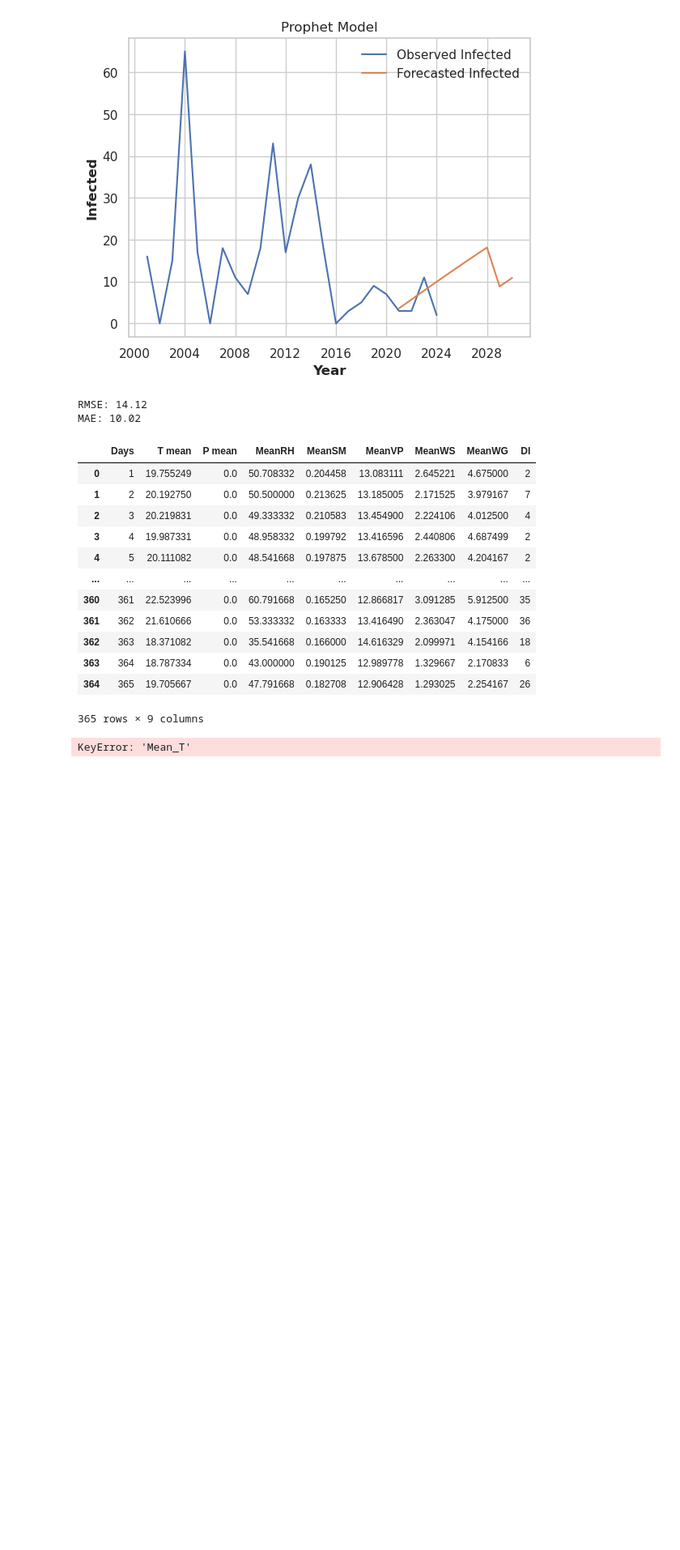
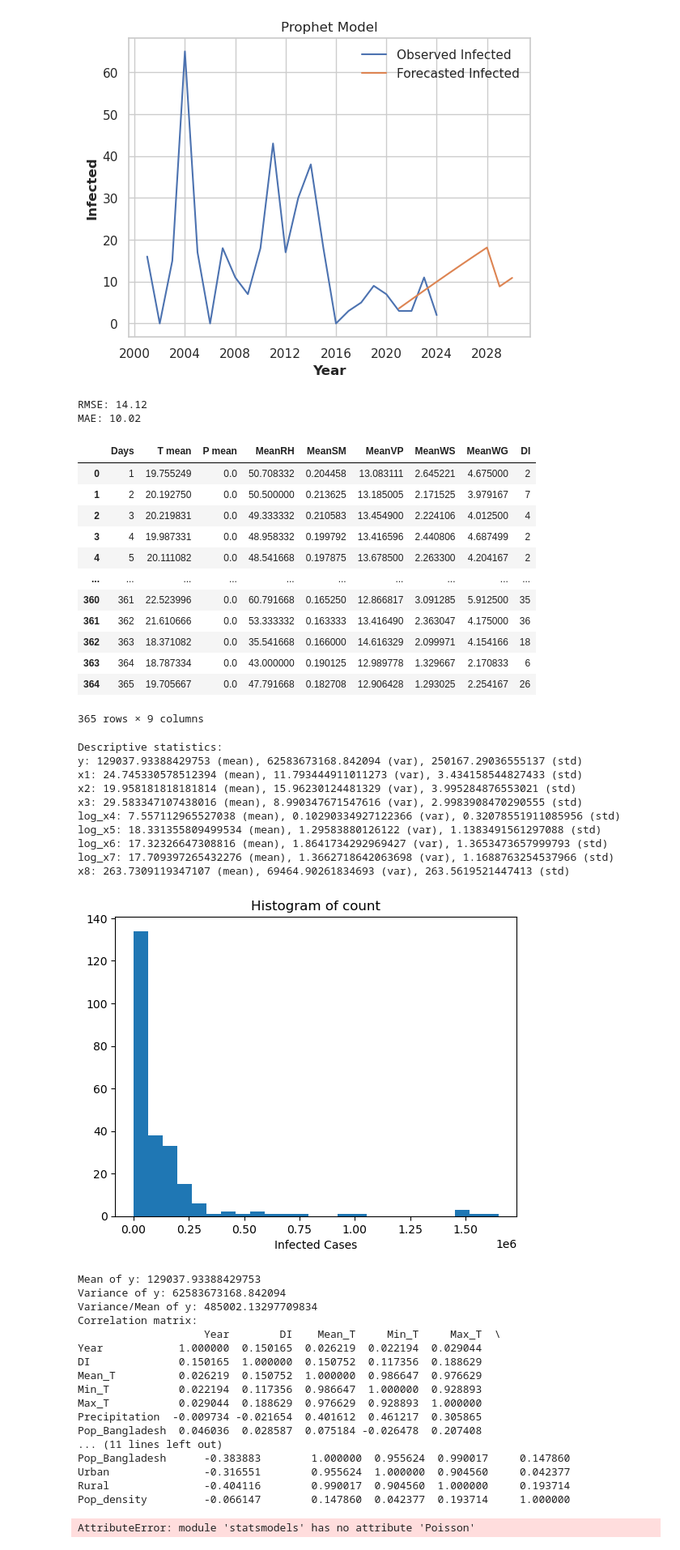
Before and after one commit to awnonbhowmik/NiV-Data-Analysis, a Jupyter notebook: main.ipynb, the cells around one changed output. Shown at 81% size. Saved outputs shown, nothing was run; the diff lists cells and outputs as text; code cells hidden in the pictures; blank space fills up the shorter version.

```diff
--- a/main.ipynb
+++ b/main.ipynb
@@ -212,46 +212,42 @@ df
 # %%
 df.to_csv("dengue_data.csv", index=False)
 # %%
-# Import necessary libraries
 import pandas as pd
 import numpy as np
 import matplotlib.pyplot as plt
+import statsmodels as sm
 from scipy.stats import pearsonr
-from statsmodels.discrete.discrete_model import Poisson
-from statsmodels.discrete.discrete_model import NegativeBinomial
 
 # Load the data
-data = pd.read_csv('dengue_data.csv')
+data = pd.read_csv('Degue_Data.csv')
 
 # Extract variables and name them
 y = data['DI']
-x1 = data['T mean']
+x1 = data['Mean_T']
 x2 = data['Min_T']
 x3 = data['Max_T']
 x4 = data['Precipitation']
 x5 = data['Pop_Bangladesh']
-x6 = data['Urban']
-x7 = data['Rural']
-x8 = data['Pop_density']
-
-# Change scale of variables for numerical stability
 log_x4 = np.log(x4)
 log_x5 = np.log(x5)
+x6 = data['Urban ']
 log_x6 = np.log(x6)
+x7 = data['Rural ']
 log_x7 = np.log(x7)
+x8 = data['Pop_density']
 log_x8 = np.log(x8)
 
 # Descriptive statistics of count and explanatory variables
 print("Descriptive statistics:")
-print("y:", y.describe())
-print("x1:", x1.describe())
-print("x2:", x2.describe())
-print("x3:", x3.describe())
-print("log_x4:", log_x4.describe())
-print("log_x5:", log_x5.describe())
-print("log_x6:", log_x6.describe())
-print("log_x7:", log_x7.describe())
-print("x8:", x8.describe())
+print("y:", y.mean(), "(mean),", y.var(), "(var),", y.std(), "(std)")
+print("x1:", x1.mean(), "(mean),", x1.var(), "(var),", x1.std(), "(std)")
+print("x2:", x2.mean(), "(mean),", x2.var(), "(var),", x2.std(), "(std)")
+print("x3:", x3.mean(), "(mean),", x3.var(), "(var),", x3.std(), "(std)")
+print("log_x4:", log_x4.mean(), "(mean),", log_x4.var(), "(var),", log_x4.std(), "(std)")
+print("log_x5:", log_x5.mean(), "(mean),", log_x5.var(), "(var),", log_x5.std(), "(std)")
+print("log_x6:", log_x6.mean(), "(mean),", log_x6.var(), "(var),", log_x6.std(), "(std)")
+print("log_x7:", log_x7.mean(), "(mean),", log_x7.var(), "(var),", log_x7.std(), "(std)")
+print("x8:", x8.mean(), "(mean),", x8.var(), "(var),", x8.std(), "(std)")
 
 # Produce histogram of count variable to know the shape
 plt.hist(y, bins=25)
@@ -282,7 +278,7 @@ data_frame = pd.DataFrame({
     'Population_density': x8
 })
 
-# Fitting Poisson and NB Regression Model
+# Fitting Poisson and NB regression models
 X = data_frame[['Mean_temperature', 'Min_temperature', 'Max_temperature', 'log_Precipitation', 'log_Total_population', 'log_Urban', 'log_Rural', 'Population_density']]
 y = data_frame['Infected_Cases']
 
@@ -290,47 +286,71 @@ poisson_model = Poisson(y, X).fit()
 print("Poisson model summary:")
 print(poisson_model.summary())
 
-nb_model = NegativeBinomial(y, X).fit()
+nb_model = sm.NegativeBinomial(y, X).fit()
 print("Negative Binomial model summary:")
 print(nb_model.summary())
 
-# Goodness-of-fit of Poisson Regression
+# Goodness-of-fit of Poisson regression
 aic_poisson = poisson_model.aic
 print("AIC of Poisson model:", aic_poisson)
 
-# Pearson Residual
+# Pearson residual
 pearson_residual_poisson = (poisson_model.resid_pearson ** 2).sum()
 df_poisson = poisson_model.df_resid
 print("Pearson residual of Poisson model:", pearson_residual_poisson)
 print("DF of Poisson model:", df_poisson)
 
 # Dispersion
 dispersion_poisson = pearson_residual_poisson / df_poisson
 print("Dispersion of Poisson model:", dispersion_poisson)
 
 # Pseudo-R2
 pseudo_r2_poisson = 1 - poisson_model.deviance / poisson_model.null_deviance
 print("Pseudo-R2 of Poisson model:", pseudo_r2_poisson)
 
-# Goodness-of-fit of NB Regression
+# Goodness-of-fit of NB regression
 aic_nb = nb_model.aic
 print("AIC of Negative Binomial model:", aic_nb)
 
-# Pearson Residual
+# Pearson residual
 pearson_residual_nb = (nb_model.resid_pearson ** 2).sum()
 df_nb = nb_model.df_resid
 print("Pearson residual of Negative Binomial model:", pearson_residual_nb)
 print("DF of Negative Binomial model:", df_nb)
 
 # Dispersion
 dispersion_nb = pearson_residual_nb / df_nb
 print("Dispersion of Negative Binomial model:", dispersion_nb)
-
-# Pseudo-R2
-pseudo_r2_nb = 1 - nb_model.deviance / nb_model.null_deviance
-print("Pseudo-R2 of Negative Binomial model:", pseudo_r2_nb)
 # %% [output]
-KeyError: 'Mean_T'
+Descriptive statistics:
+y: 129037.93388429753 (mean), 62583673168.842094 (var), 250167.29036555137 (std)
+x1: 24.745330578512394 (mean), 11.793444911011273 (var), 3.434158544827433 (std)
+x2: 19.958181818181814 (mean), 15.96230124481329 (var), 3.995284876553021 (std)
+x3: 29.583347107438016 (mean), 8.990347671547616 (var), 2.9983908470290555 (std)
+log_x4: 7.557112965527038 (mean), 0.10290334927122366 (var), 0.32078551911085956 (std)
+log_x5: 18.331355809499534 (mean), 1.29583880126122 (var), 1.1383491561297088 (std)
+log_x6: 17.32326647308816 (mean), 1.8641734292969427 (var), 1.3653473657999793 (std)
+log_x7: 17.709397265432276 (mean), 1.3662718642063698 (var), 1.1688763254537966 (std)
+x8: 263.7309119347107 (mean), 69464.90261834693 (var), 263.5619521447413 (std)
+[figure, added]
+Mean of y: 129037.93388429753
+Variance of y: 62583673168.842094
+Variance/Mean of y: 485002.13297709834
+Correlation matrix:
+                    Year        DI    Mean_T     Min_T     Max_T  \
+Year            1.000000  0.150165  0.026219  0.022194  0.029044
+DI              0.150165  1.000000  0.150752  0.117356  0.188629
+Mean_T          0.026219  0.150752  1.000000  0.986647  0.976629
+Min_T           0.022194  0.117356  0.986647  1.000000  0.928893
+Max_T           0.029044  0.188629  0.976629  0.928893  1.000000
+Precipitation  -0.009734 -0.021654  0.401612  0.461217  0.305865
+Pop_Bangladesh  0.046036  0.028587  0.075184 -0.026478  0.207408
+... (11 lines left out)
+Pop_Bangladesh      -0.383883        1.000000  0.955624  0.990017     0.147860
+Urban               -0.316551        0.955624  1.000000  0.904560     0.042377
+Rural               -0.404116        0.990017  0.904560  1.000000     0.193714
+Pop_density         -0.066147        0.147860  0.042377  0.193714     1.000000
+AttributeError: module 'statsmodels' has no attribute 'Poisson'
 # %%
 print(data.columns)
 # %% [output]
```
Also changed, not shown: parts of 1 cell of this notebook, 31 other files.
